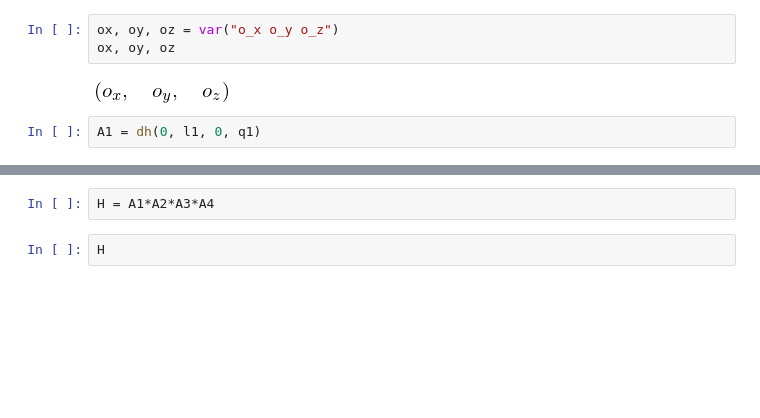
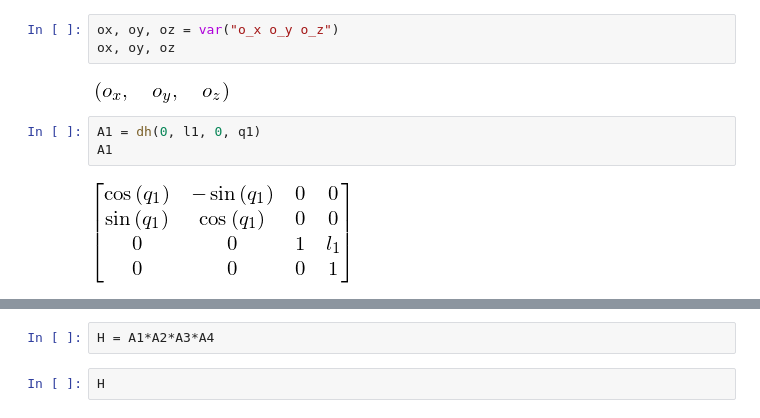
Before and after one commit to cad3na/JupyterNotebooks, a Jupyter notebook: Python/Robotica/Denavit Hartenberg.ipynb, the cells around one changed output, grey strips where cells are left out. Cells and saved outputs as stored; diff of their text form; blank space fills up the shorter version.

```diff
--- a/Python/Robotica/Denavit Hartenberg.ipynb
+++ b/Python/Robotica/Denavit Hartenberg.ipynb
@@ -35,5 +35,8 @@ ox, oy, oz
 [figure]
 # %%
 A1 = dh(0, l1, 0, q1)
+A1
+# %% [output]
+[figure, added]
 # %%
 A2 = dh(0, q2, τ/4, τ/4)
```
Also changed, not shown: parts of 7 cells of this notebook, 11 other files.
